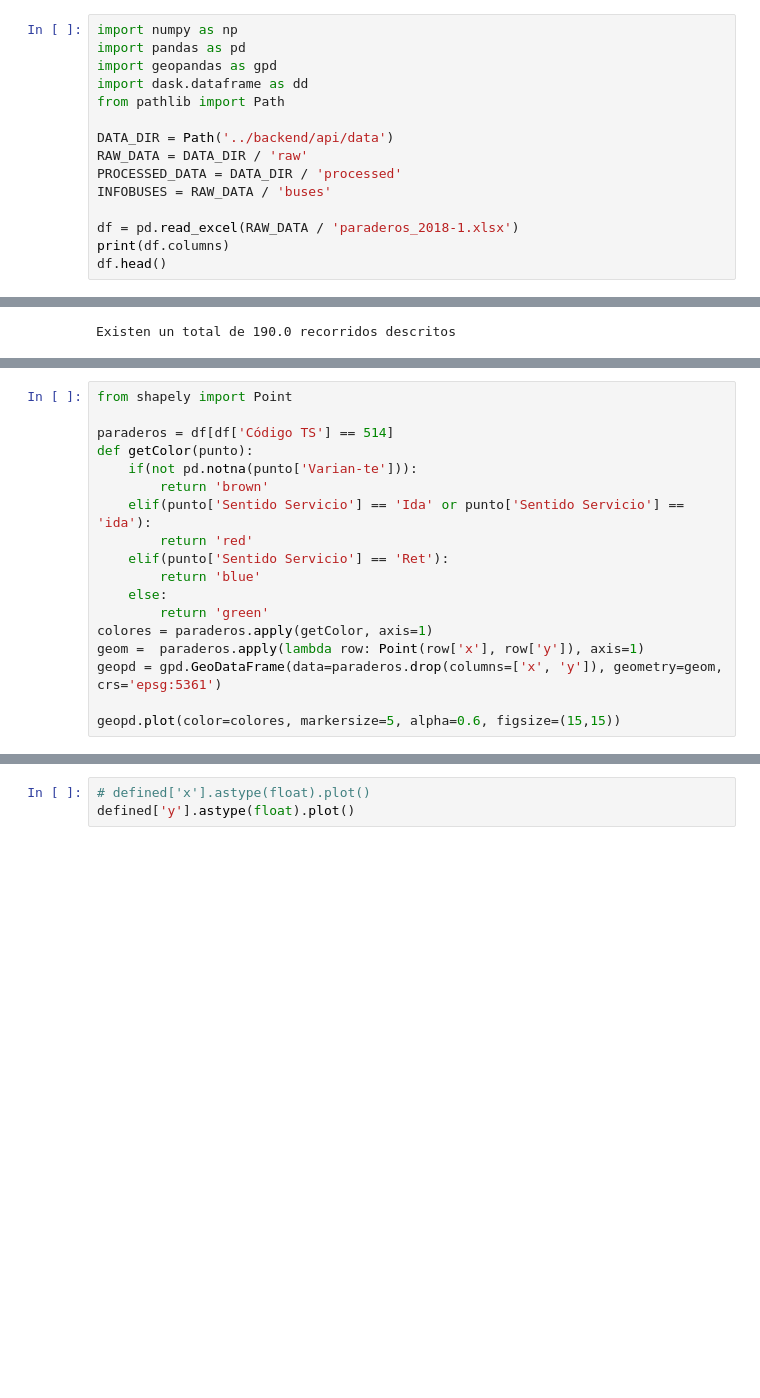
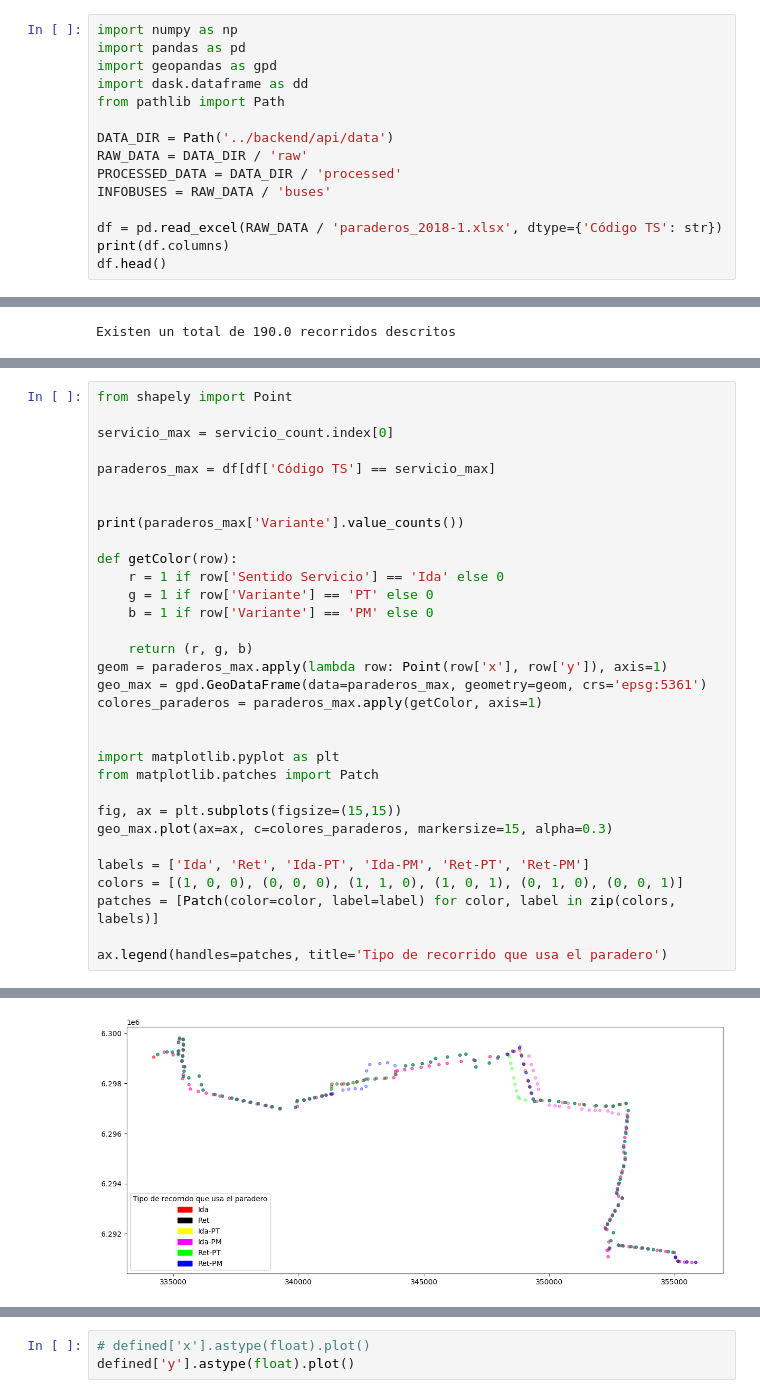
Before and after one commit to joaquincarreno/BusY, a Jupyter notebook: notebooks/02_exploration_paraderos.ipynb, the cells around one changed output, grey strips where cells are left out. Drawn from its saved outputs; the diff is of its cells as text; blank space fills up the shorter version.

```diff
--- a/notebooks/02_exploration_paraderos.ipynb
+++ b/notebooks/02_exploration_paraderos.ipynb
@@ -10,7 +10,7 @@ RAW_DATA = DATA_DIR / 'raw'
 PROCESSED_DATA = DATA_DIR / 'processed'
 INFOBUSES = RAW_DATA / 'buses'
 
-df = pd.read_excel(RAW_DATA / 'paraderos_2018-1.xlsx')
+df = pd.read_excel(RAW_DATA / 'paraderos_2018-1.xlsx', dtype={'Código TS': str})
 print(df.columns)
 df.head()
 # %% [output]
@@ -71,18 +62,0 @@ Name: count, dtype: int64
-# %%
-from shapely import Point
-
-paraderos = df[df['Código TS'] == 514]
-def getColor(punto):
-    if(not pd.notna(punto['Varian-te'])):
-        return 'brown'
-    elif(punto['Sentido Servicio'] == 'Ida' or punto['Sentido Servicio'] == 'ida'):
-        return 'red'
-    elif(punto['Sentido Servicio'] == 'Ret'):
-        return 'blue'
-    else:
-        return 'green'
-colores = paraderos.apply(getColor, axis=1)
-geom =  paraderos.apply(lambda row: Point(row['x'], row['y']), axis=1)
-geopd = gpd.GeoDataFrame(data=paraderos.drop(columns=['x', 'y']), geometry=geom, crs='epsg:5361')
-
-geopd.plot(color=colores, markersize=5, alpha=0.6, figsize=(15,15))
@@ -91,0 +155,33 @@ geopd.plot(color=colores, markersize=5, alpha=0.6, figsize=(15,15))
+# %%
+from shapely import Point
+
+servicio_max = servicio_count.index[0]
+
+paraderos_max = df[df['Código TS'] == servicio_max]
+
+
+print(paraderos_max['Variante'].value_counts())
+
+def getColor(row):
+    r = 1 if row['Sentido Servicio'] == 'Ida' else 0
+    g = 1 if row['Variante'] == 'PT' else 0
+    b = 1 if row['Variante'] == 'PM' else 0
+
+    return (r, g, b)
+geom = paraderos_max.apply(lambda row: Point(row['x'], row['y']), axis=1)
+geo_max = gpd.GeoDataFrame(data=paraderos_max, geometry=geom, crs='epsg:5361')
+colores_paraderos = paraderos_max.apply(getColor, axis=1)
+
+
+import matplotlib.pyplot as plt
+from matplotlib.patches import Patch
+
+fig, ax = plt.subplots(figsize=(15,15))
+geo_max.plot(ax=ax, c=colores_paraderos, markersize=15, alpha=0.3)
+
+labels = ['Ida', 'Ret', 'Ida-PT', 'Ida-PM', 'Ret-PT', 'Ret-PM']
+colors = [(1, 0, 0), (0, 0, 0), (1, 1, 0), (1, 0, 1), (0, 1, 0), (0, 0, 1)]
+patches = [Patch(color=color, label=label) for color, label in zip(colors, labels)]
+
+ax.legend(handles=patches, title='Tipo de recorrido que usa el paradero')
+# %% [output]
@@ -92 +193,2 @@ geopd.plot(color=colores, markersize=5, alpha=0.6, figsize=(15,15))
+[figure, added]
 # %%
```
Also changed, not shown: parts of 21 cells of this notebook.
